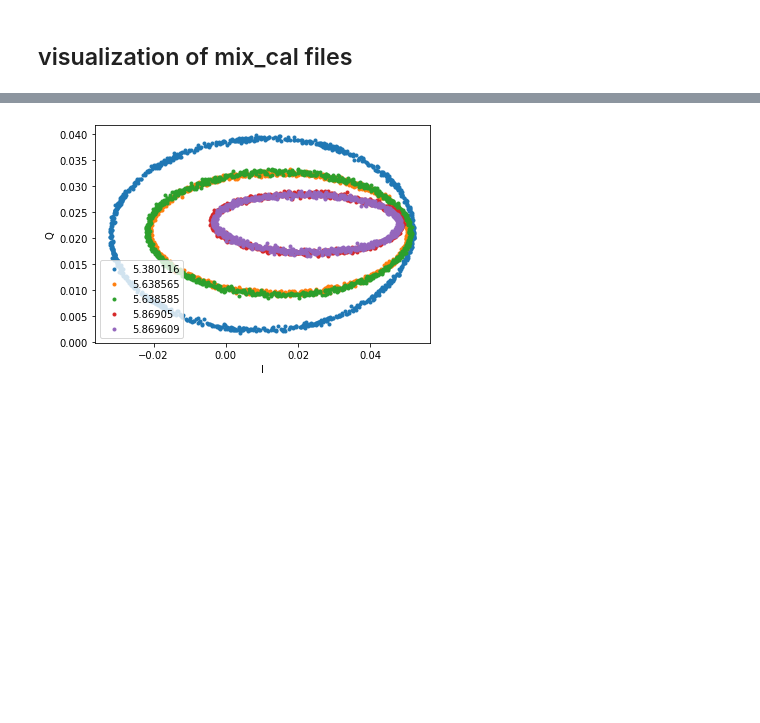
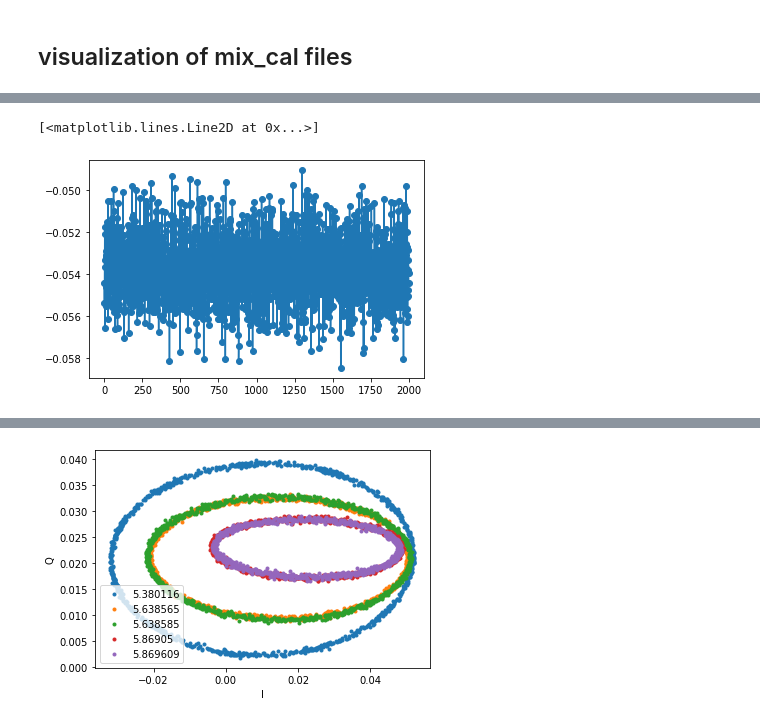
Before and after one commit to biqute/QTLab2122, a Jupyter notebook: SingleIRsource/scripts/analysis.ipynb, the cells around one changed output, grey strips where cells are left out. Drawn from its saved outputs; the diff is of its cells as text; code cells hidden in the pictures; blank space fills up the shorter version.

```diff
--- a/SingleIRsource/scripts/analysis.ipynb
+++ b/SingleIRsource/scripts/analysis.ipynb
@@ -75,0 +116,10 @@ Text(0, 0.5, 'Q')
+# %%
+nn=300
+plt.plot(Q1[nn],'o-', label='Q1')
+#plt.xlim(980,1025)
+#plt.plot(I1[nn])
+#plt.plot(Q2[nn])
+#plt.plot(I2[nn])
+# %% [output]
+[<matplotlib.lines.Line2D at 0x...>]
+[figure, added]
```
Also changed, not shown: parts of 9 cells of this notebook, 53 other files.
